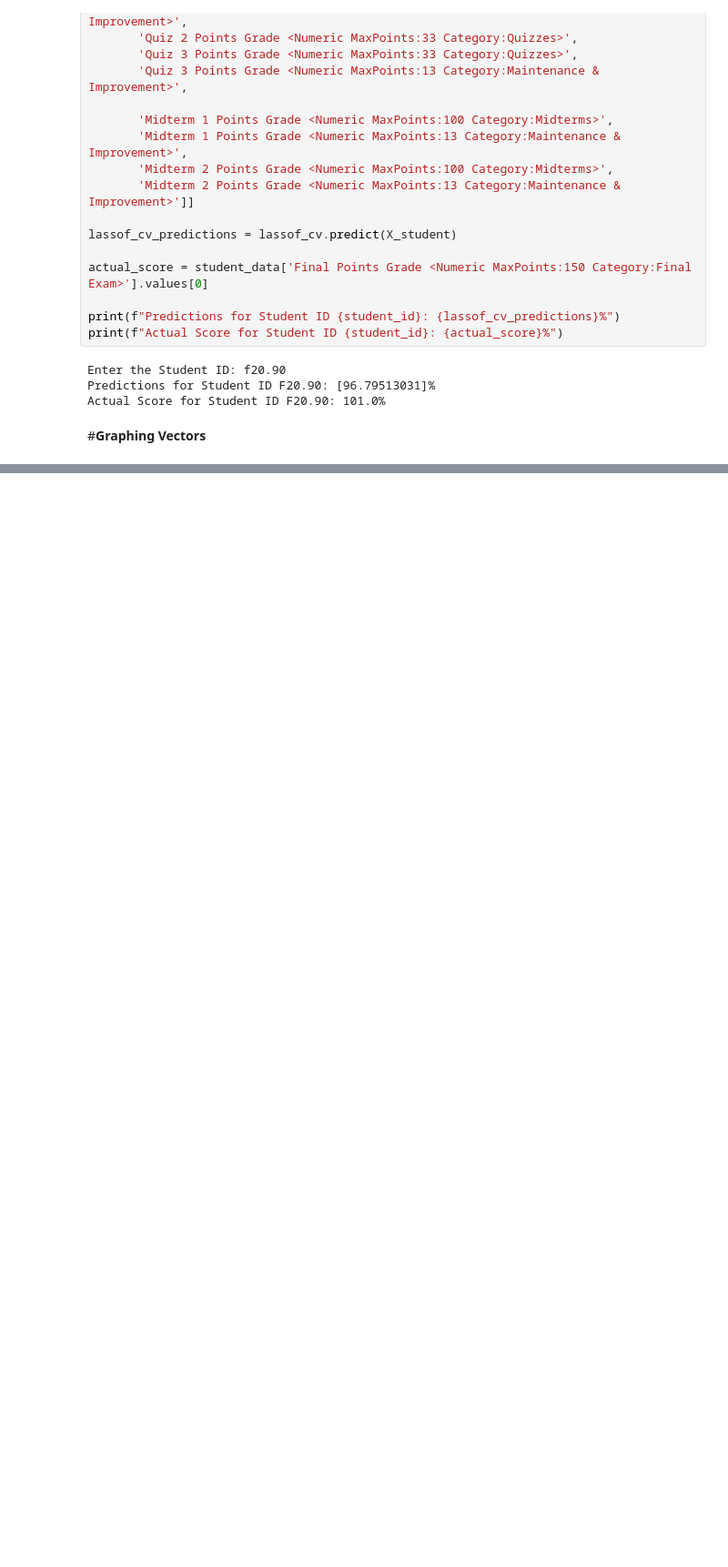
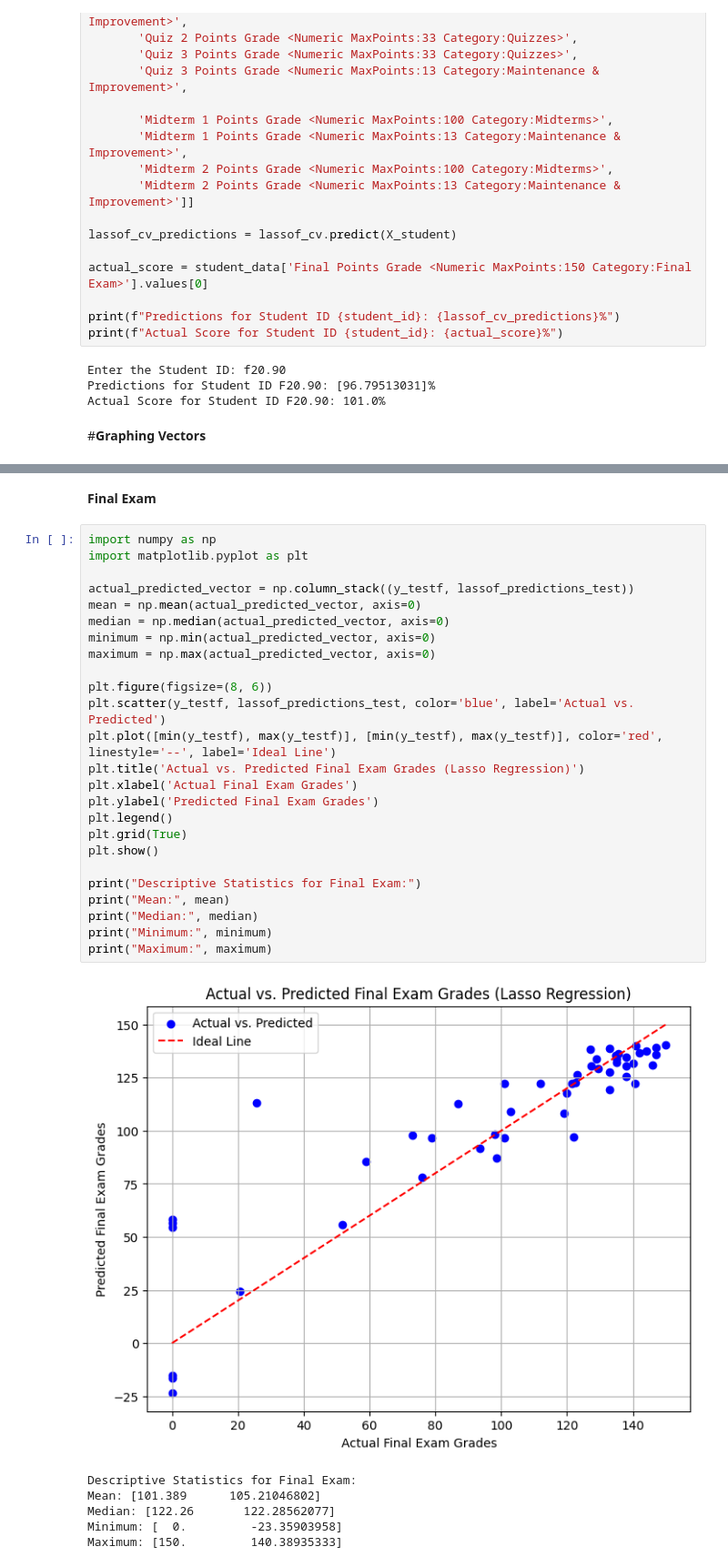
Before and after one commit to trishaha/STAT108-Student-Success-Dashboard, a Jupyter notebook: STAT108_Predictive_Modeling_Lasso_Regression.ipynb, the cells around one changed output, grey strips where cells are left out. Shown at 91% size. Drawn from its saved outputs; the diff is of its cells as text; blank space fills up the shorter version.

```diff
--- a/STAT108_Predictive_Modeling_Lasso_Regression.ipynb
+++ b/STAT108_Predictive_Modeling_Lasso_Regression.ipynb
@@ -558,0 +627,34 @@ Actual Score for Student ID F20.90: 101.0%
+# %% [markdown]
+**Final Exam**
+# %%
+import numpy as np
+import matplotlib.pyplot as plt
+
+actual_predicted_vector = np.column_stack((y_testf, lassof_predictions_test))
+mean = np.mean(actual_predicted_vector, axis=0)
+median = np.median(actual_predicted_vector, axis=0)
+minimum = np.min(actual_predicted_vector, axis=0)
+maximum = np.max(actual_predicted_vector, axis=0)
+
+plt.figure(figsize=(8, 6))
+plt.scatter(y_testf, lassof_predictions_test, color='blue', label='Actual vs. Predicted')
+plt.plot([min(y_testf), max(y_testf)], [min(y_testf), max(y_testf)], color='red', linestyle='--', label='Ideal Line')
+plt.title('Actual vs. Predicted Final Exam Grades (Lasso Regression)')
+plt.xlabel('Actual Final Exam Grades')
+plt.ylabel('Predicted Final Exam Grades')
+plt.legend()
+plt.grid(True)
+plt.show()
+
+print("Descriptive Statistics for Final Exam:")
+print("Mean:", mean)
+print("Median:", median)
+print("Minimum:", minimum)
+print("Maximum:", maximum)
+# %% [output]
+[figure, added]
+Descriptive Statistics for Final Exam:
+Mean: [101.389      105.21046802]
+Median: [122.26       122.28562077]
+Minimum: [  0.         -23.35903958]
+Maximum: [150.         140.38935333]
```
Also changed, not shown: parts of 5 cells of this notebook.
